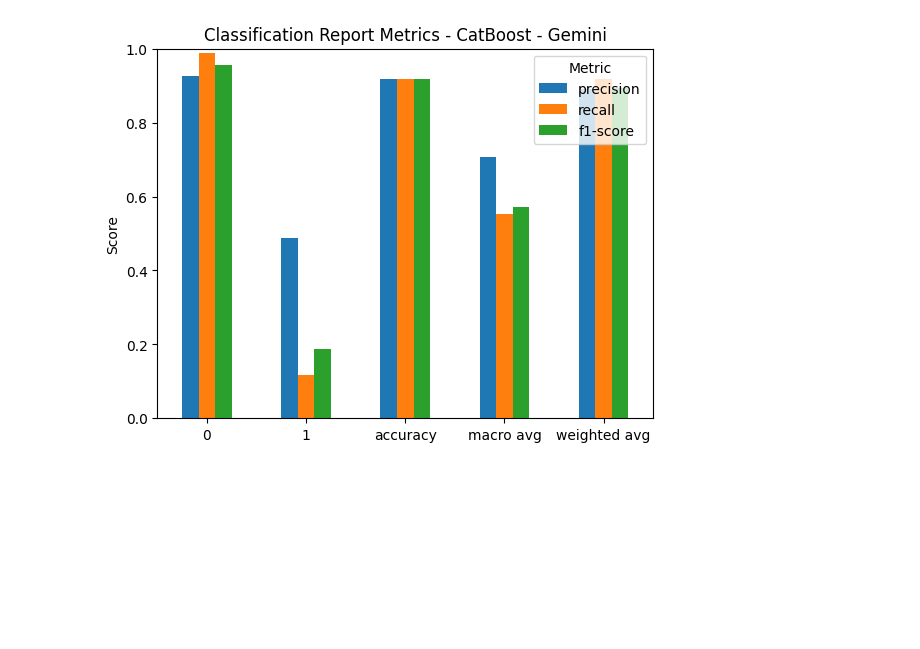
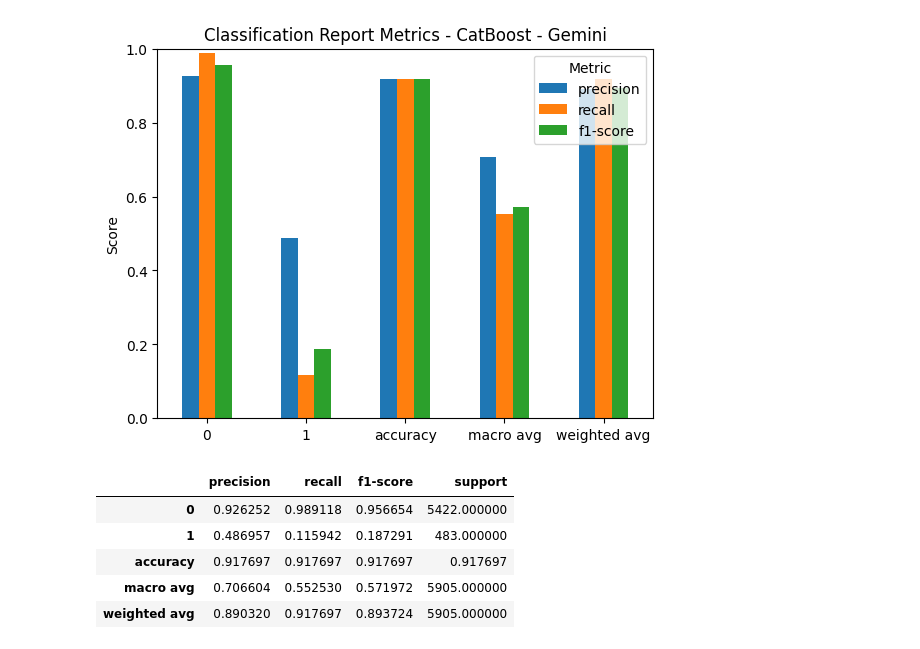
Before and after one commit to numansuri/Capstone-MADS, a Jupyter notebook: gemini_catboost_pipeline.ipynb, the cells around one changed output. Drawn from its saved outputs; the diff is of its cells as text; code cells hidden in the pictures; blank space fills up the shorter version.

Commit message:
added ful classification reports

```diff
--- a/gemini_catboost_pipeline.ipynb
+++ b/gemini_catboost_pipeline.ipynb
@@ -232,3 +232,13 @@ plt.show()
 # %% [output]
 <Figure size 640x480 with 0 Axes>
 [figure]
+# %%
+report_df = pd.DataFrame(report).T
+report_df
+# %% [output]
+|  | precision | recall | f1-score | support |
+| 0 | 0.926252 | 0.989118 | 0.956654 | 5422.000000 |
+| 1 | 0.486957 | 0.115942 | 0.187291 | 483.000000 |
+| accuracy | 0.917697 | 0.917697 | 0.917697 | 0.917697 |
+| macro avg | 0.706604 | 0.552530 | 0.571972 | 5905.000000 |
+| weighted avg | 0.890320 | 0.917697 | 0.893724 | 5905.000000 |
```
Also changed, not shown: 1 other file.
